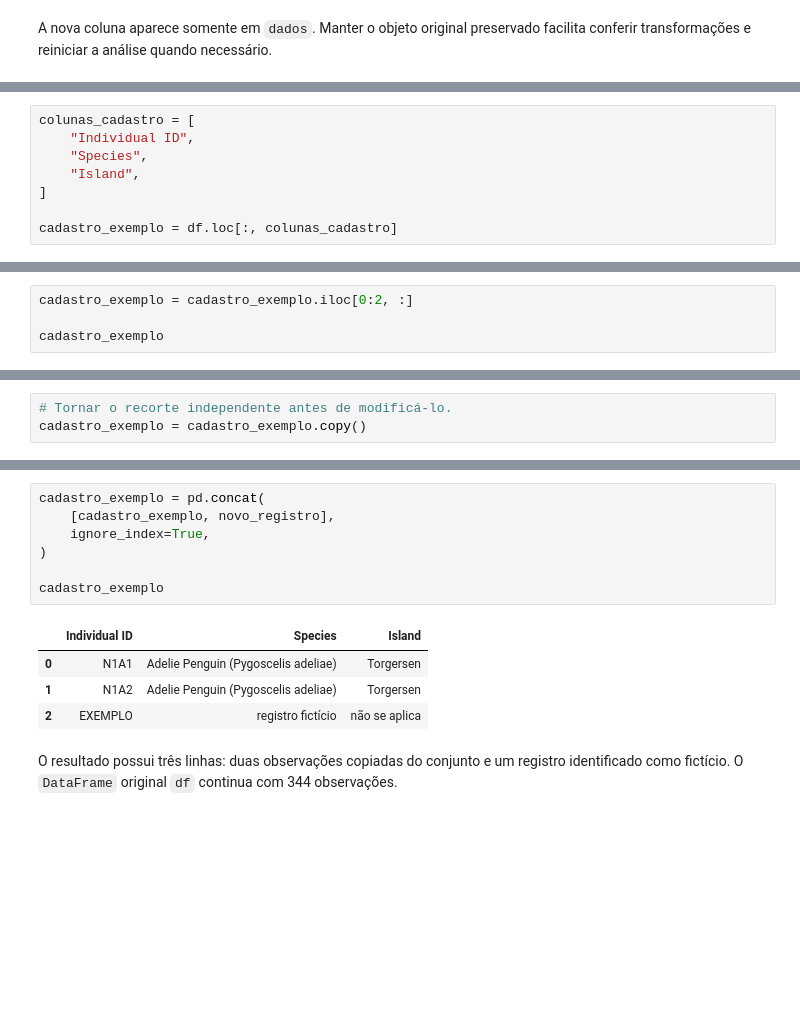
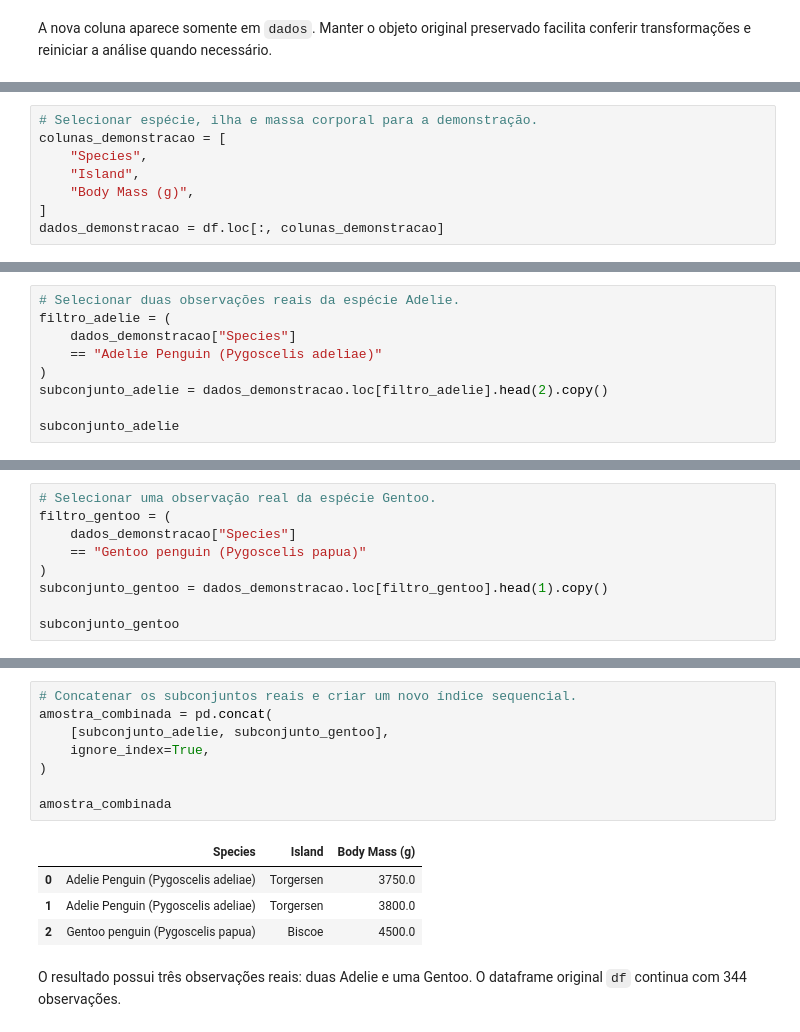
Before and after one commit to carubbi/MQ, a Jupyter notebook: notebooks/resolvidos/u1_a01_ambientacao_dados.ipynb, the cells around one changed output, grey strips where cells are left out. Cells and saved outputs as stored; diff of their text form; blank space fills up the shorter version.

```diff
--- a/notebooks/resolvidos/u1_s01_fundamentos_estatisticos_aula01.ipynb
+++ b/notebooks/resolvidos/u1_a01_ambientacao_dados.ipynb
@@ -452,9 +472,9 @@ Primeiro, selecionaremos as colunas da demonstração.
 # %%
-colunas_cadastro = [
-    "Individual ID",
+# Selecionar espécie, ilha e massa corporal para a demonstração.
+colunas_demonstracao = [
     "Species",
     "Island",
+    "Body Mass (g)",
 ]
-
-cadastro_exemplo = df.loc[:, colunas_cadastro]
+dados_demonstracao = df.loc[:, colunas_demonstracao]
 # %% [markdown]
@@ -462,5 +482,10 @@ Agora usaremos `iloc` para manter somente as duas primeiras posições de linha.
 # %%
-cadastro_exemplo = cadastro_exemplo.iloc[0:2, :]
+# Selecionar duas observações reais da espécie Adelie.
+filtro_adelie = (
+    dados_demonstracao["Species"]
+    == "Adelie Penguin (Pygoscelis adeliae)"
+)
+subconjunto_adelie = dados_demonstracao.loc[filtro_adelie].head(2).copy()
 
-cadastro_exemplo
+subconjunto_adelie
 # %% [output]
@@ -470,3 +495,9 @@ cadastro_exemplo
 # %%
-# Tornar o recorte independente antes de modificá-lo.
-cadastro_exemplo = cadastro_exemplo.copy()
+# Selecionar uma observação real da espécie Gentoo.
+filtro_gentoo = (
+    dados_demonstracao["Species"]
+    == "Gentoo penguin (Pygoscelis papua)"
+)
+subconjunto_gentoo = dados_demonstracao.loc[filtro_gentoo].head(1).copy()
+
+subconjunto_gentoo
@@ -490,17 +528,18 @@ novo_registro
 # %%
-cadastro_exemplo = pd.concat(
-    [cadastro_exemplo, novo_registro],
+# Concatenar os subconjuntos reais e criar um novo índice sequencial.
+amostra_combinada = pd.concat(
+    [subconjunto_adelie, subconjunto_gentoo],
     ignore_index=True,
 )
 
-cadastro_exemplo
+amostra_combinada
 # %% [output]
-|  | Individual ID | Species | Island |
-| 0 | N1A1 | Adelie Penguin (Pygoscelis adeliae) | Torgersen |
-| 1 | N1A2 | Adelie Penguin (Pygoscelis adeliae) | Torgersen |
-| 2 | EXEMPLO | registro fictício | não se aplica |
+|  | Species | Island | Body Mass (g) |
+| 0 | Adelie Penguin (Pygoscelis adeliae) | Torgersen | 3750.0 |
+| 1 | Adelie Penguin (Pygoscelis adeliae) | Torgersen | 3800.0 |
+| 2 | Gentoo penguin (Pygoscelis papua) | Biscoe | 4500.0 |
 # %% [markdown]
-O resultado possui três linhas: duas observações copiadas do conjunto e um registro identificado como fictício. O `DataFrame` original `df` continua com 344 observações.
+O resultado possui três observações reais: duas Adelie e uma Gentoo. O dataframe original `df` continua com 344 observações.
 # %% [markdown]
 ## Síntese da aula
 
```
Also changed, not shown: parts of 35 cells of this notebook, 35 other files.
